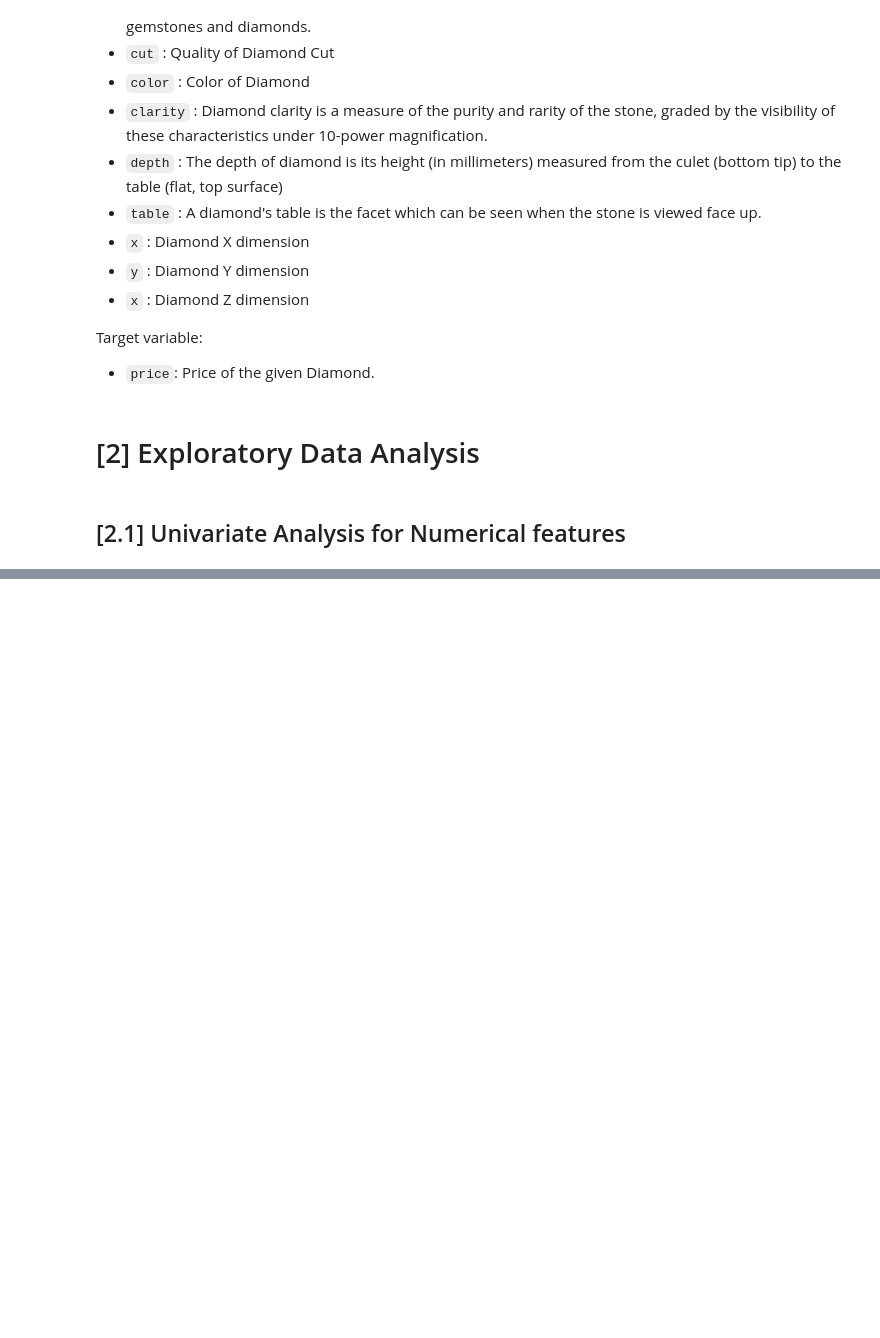
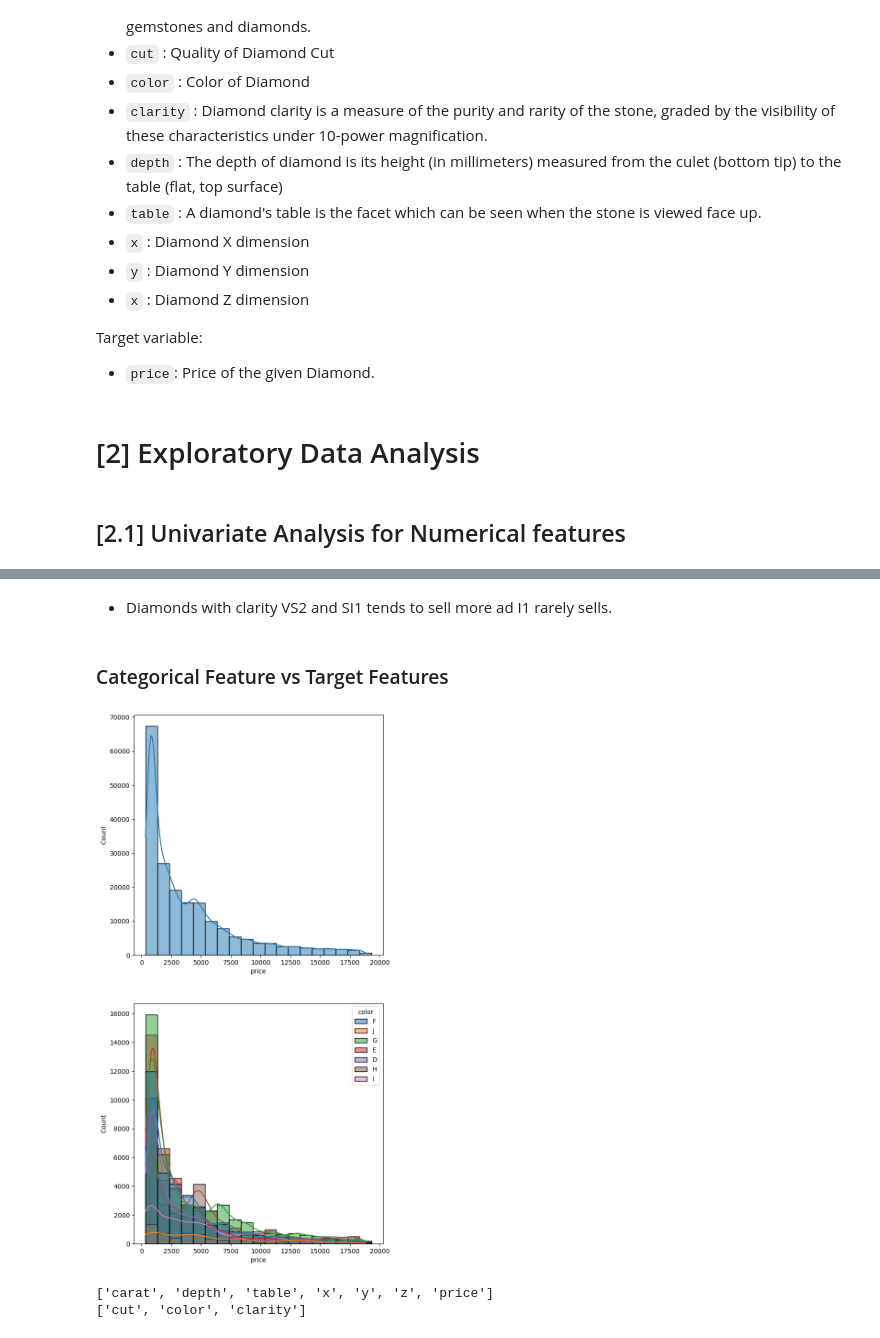
Before and after one commit to Muhammad-Shah/Machine-Learning-End-to-End-Projects, a Jupyter notebook: Gemstone-Price-Prediction/notebooks/EDA.ipynb, the cells around one changed output, grey strips where cells are left out. Drawn from its saved outputs; the diff is of its cells as text; code cells hidden in the pictures; blank space fills up the shorter version.

```diff
--- a/Gemstone-Price-Prediction/notebooks/EDA.ipynb
+++ b/Gemstone-Price-Prediction/notebooks/EDA.ipynb
@@ -236,0 +261,17 @@ plt.show()
+# %% [markdown]
+- Diamonds with clarity VS2 and SI1 tends to sell more ad I1 rarely sells.
+# %% [markdown]
+### Categorical Feature vs Target Features
+# %%
+fig, ax = plt.subplots(2, 1, figsize=(7, 15))
+sns.histplot(data=train_df, x='price', kde=True, ax=ax[0], binwidth=1000)
+sns.histplot(data=train_df, x='price', hue='color', kde=True, ax=ax[1], binwidth=1000)
+plt.show()
+# %% [output]
+[figure, added]
+# %%
+print(numerical_features)
+print(categorical_features)
+# %% [output]
+['carat', 'depth', 'table', 'x', 'y', 'z', 'price']
+['cut', 'color', 'clarity']
```
Also changed, not shown: parts of 30 cells of this notebook, 1 other file.
